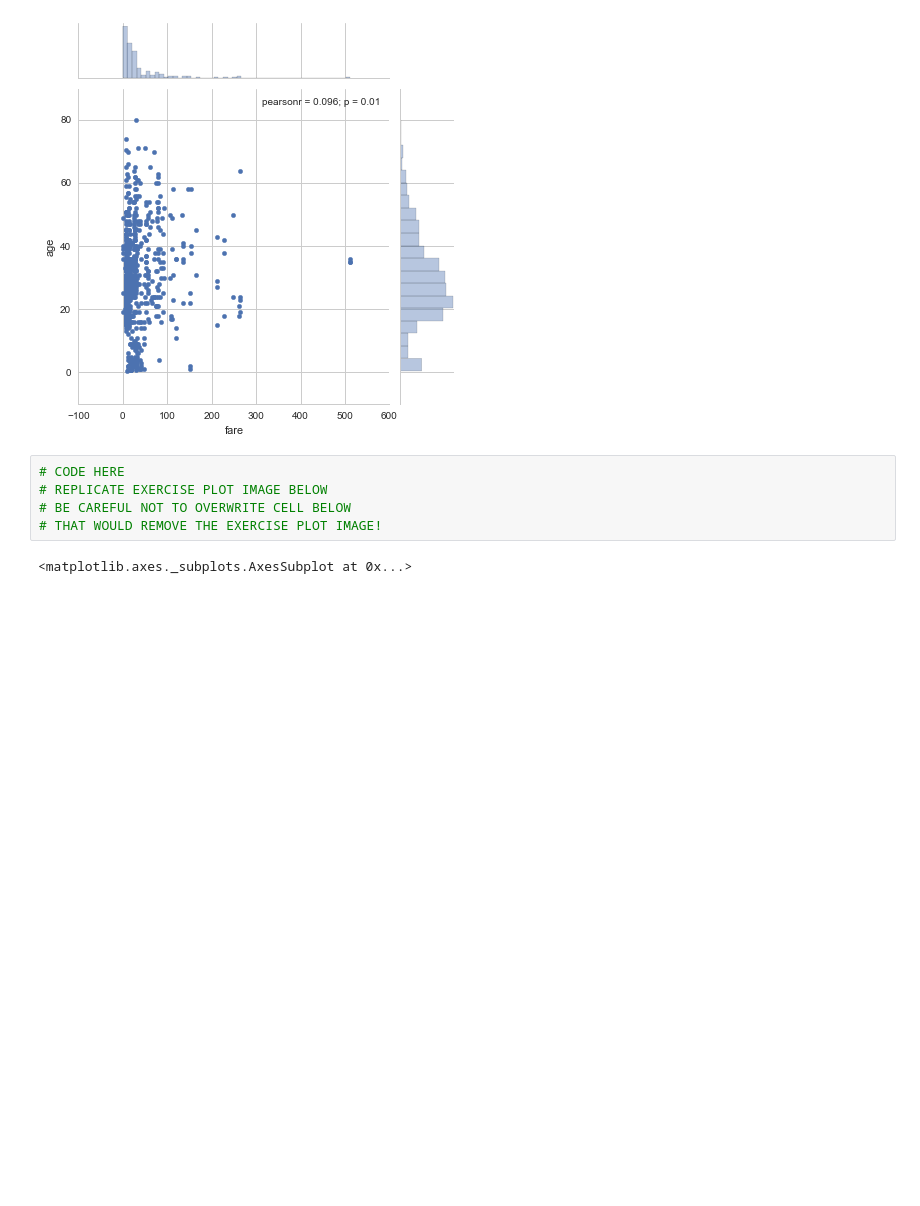
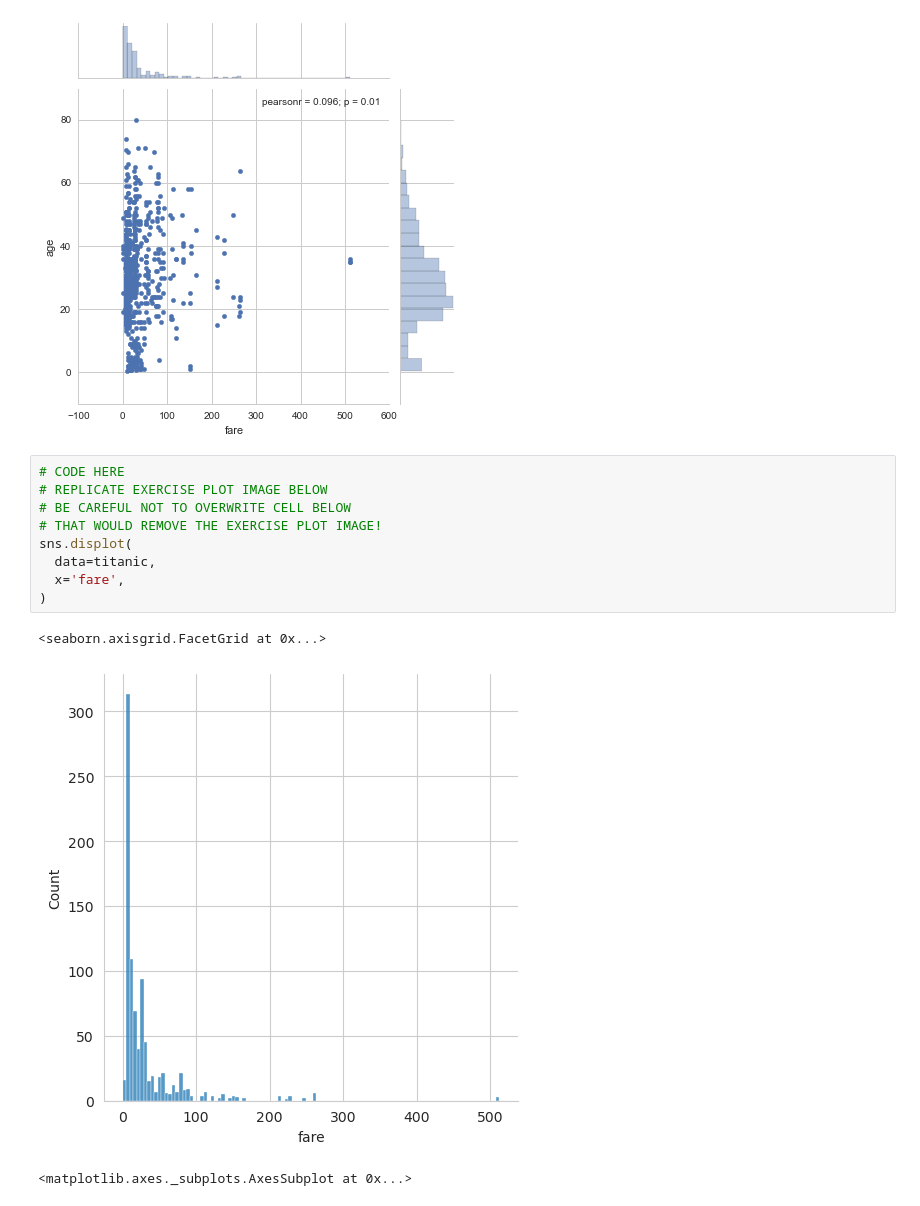
Before and after one commit to LuisReyes98/udemy-machine-learning, a Jupyter notebook: 06-Data-Visualization-with-Seaborn/07-Seaborn Exercises.ipynb, the cells around one changed output. Drawn from its saved outputs; the diff is of its cells as text; blank space fills up the shorter version.

```diff
--- a/06-Data-Visualization-with-Seaborn/07-Seaborn Exercises.ipynb
+++ b/06-Data-Visualization-with-Seaborn/07-Seaborn Exercises.ipynb
@@ -45,8 +76,15 @@ titanic.head()
 # %%
 # CODE HERE
 # REPLICATE EXERCISE PLOT IMAGE BELOW
 # BE CAREFUL NOT TO OVERWRITE CELL BELOW
 # THAT WOULD REMOVE THE EXERCISE PLOT IMAGE!
+sns.displot(
+  data=titanic,
+  x='fare',
+)
+# %% [output]
+<seaborn.axisgrid.FacetGrid at 0x...>
+[figure, added]
 # %%
 # %% [output]
 <matplotlib.axes._subplots.AxesSubplot at 0x...>
```
Also changed, not shown: parts of 9 cells of this notebook.
